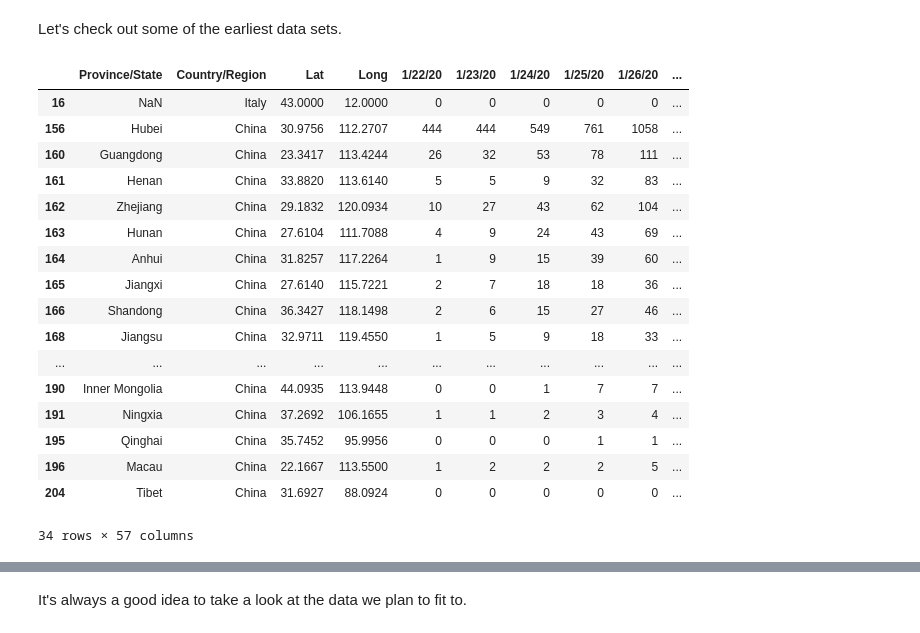
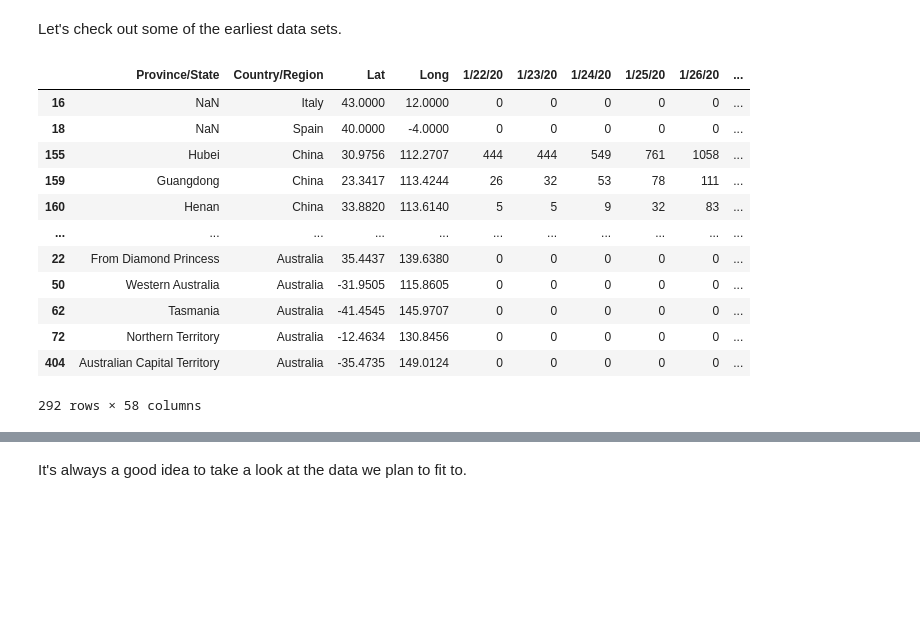
Before and after one commit to peddie/covid19-modelling, a Jupyter notebook: Covid19 MCMC analysis.ipynb, the cells around one changed output, grey strips where cells are left out. Cells and saved outputs as stored; diff of their text form; code cells hidden in the pictures; blank space fills up the shorter version.

```diff
--- a/Covid19 MCMC analysis.ipynb
+++ b/Covid19 MCMC analysis.ipynb
@@ -25,27 +25,22 @@ Let's check out some of the earliest data sets.
 # %%
 def subset_country_names(table, countries):
     rose = []
     for country in countries:
         rose.append(confirmed[confirmed['Country/Region'] == country])
     return pd.concat(rose, axis=0)
 
-subset_country_names(confirmed, ['Italy', 'China', 'South Korea'])
+subset_country_names(confirmed, ['Italy', 'Spain', 'China', 'Korea, South', 'US', 'Australia'])
 # %% [output]
 |  | Province/State | Country/Region | Lat | Long | 1/22/20 | 1/23/20 | 1/24/20 | 1/25/20 | 1/26/20 | ... |
 | 16 | NaN | Italy | 43.0000 | 12.0000 | 0 | 0 | 0 | 0 | 0 | ... |
-| 156 | Hubei | China | 30.9756 | 112.2707 | 444 | 444 | 549 | 761 | 1058 | ... |
-| 160 | Guangdong | China | 23.3417 | 113.4244 | 26 | 32 | 53 | 78 | 111 | ... |
-| 161 | Henan | China | 33.8820 | 113.6140 | 5 | 5 | 9 | 32 | 83 | ... |
-| 162 | Zhejiang | China | 29.1832 | 120.0934 | 10 | 27 | 43 | 62 | 104 | ... |
-| 163 | Hunan | China | 27.6104 | 111.7088 | 4 | 9 | 24 | 43 | 69 | ... |
-| 164 | Anhui | China | 31.8257 | 117.2264 | 1 | 9 | 15 | 39 | 60 | ... |
-| 165 | Jiangxi | China | 27.6140 | 115.7221 | 2 | 7 | 18 | 18 | 36 | ... |
-| 166 | Shandong | China | 36.3427 | 118.1498 | 2 | 6 | 15 | 27 | 46 | ... |
-| 168 | Jiangsu | China | 32.9711 | 119.4550 | 1 | 5 | 9 | 18 | 33 | ... |
+| 18 | NaN | Spain | 40.0000 | -4.0000 | 0 | 0 | 0 | 0 | 0 | ... |
+| 155 | Hubei | China | 30.9756 | 112.2707 | 444 | 444 | 549 | 761 | 1058 | ... |
+| 159 | Guangdong | China | 23.3417 | 113.4244 | 26 | 32 | 53 | 78 | 111 | ... |
+| 160 | Henan | China | 33.8820 | 113.6140 | 5 | 5 | 9 | 32 | 83 | ... |
 | ... | ... | ... | ... | ... | ... | ... | ... | ... | ... | ... |
-| 190 | Inner Mongolia | China | 44.0935 | 113.9448 | 0 | 0 | 1 | 7 | 7 | ... |
-| 191 | Ningxia | China | 37.2692 | 106.1655 | 1 | 1 | 2 | 3 | 4 | ... |
-| 195 | Qinghai | China | 35.7452 | 95.9956 | 0 | 0 | 0 | 1 | 1 | ... |
-| 196 | Macau | China | 22.1667 | 113.5500 | 1 | 2 | 2 | 2 | 5 | ... |
-| 204 | Tibet | China | 31.6927 | 88.0924 | 0 | 0 | 0 | 0 | 0 | ... |
+| 22 | From Diamond Princess | Australia | 35.4437 | 139.6380 | 0 | 0 | 0 | 0 | 0 | ... |
+| 50 | Western Australia | Australia | -31.9505 | 115.8605 | 0 | 0 | 0 | 0 | 0 | ... |
+| 62 | Tasmania | Australia | -41.4545 | 145.9707 | 0 | 0 | 0 | 0 | 0 | ... |
+| 72 | Northern Territory | Australia | -12.4634 | 130.8456 | 0 | 0 | 0 | 0 | 0 | ... |
+| 404 | Australian Capital Territory | Australia | -35.4735 | 149.0124 | 0 | 0 | 0 | 0 | 0 | ... |
-34 rows × 57 columns
+292 rows × 58 columns
```
Also changed, not shown: parts of 30 cells of this notebook, 1 other file.
